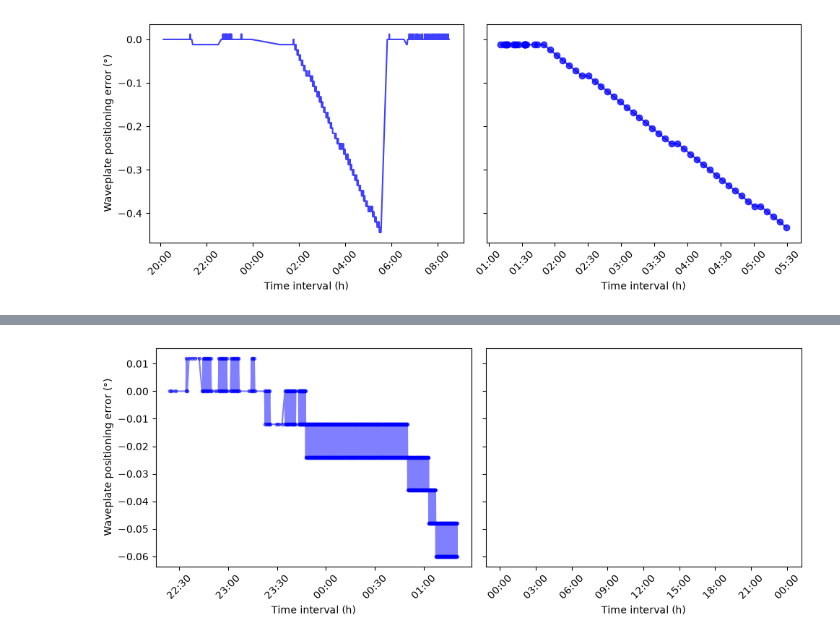
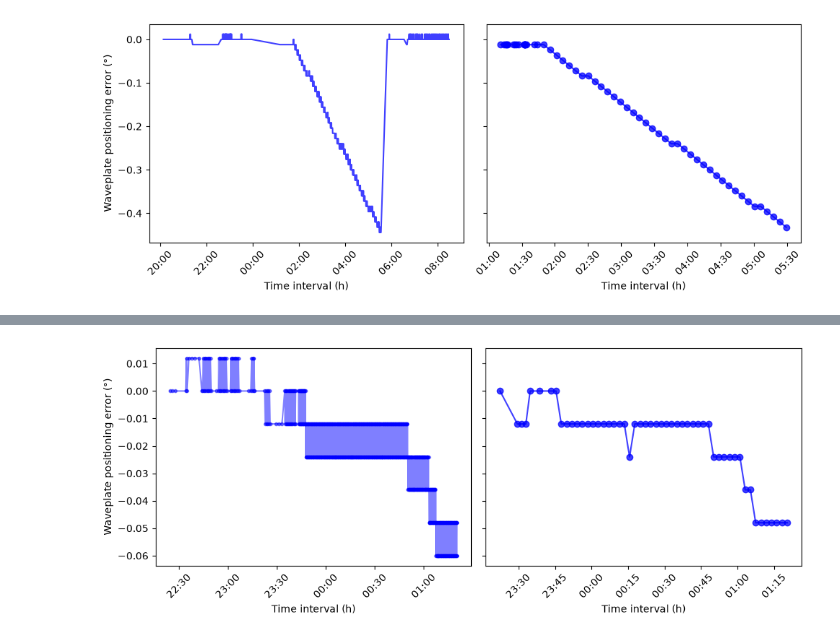
Before and after one commit to dev-LNA/S4CSTP, a Jupyter notebook: notebooks/wppos_error/wppos_error.ipynb, the cells around one changed output, grey strips where cells are left out. Drawn from its saved outputs; the diff is of its cells as text; code cells hidden in the pictures.

```diff
--- a/notebooks/wppos_error/wppos_error.ipynb
+++ b/notebooks/wppos_error/wppos_error.ipynb
@@ -298,36 +345,36 @@ fig, axs = plt.subplots(1, 2, sharey=True, figsize=(10, 4))
 night = "20260809"
 csv_file = Path.cwd() / "_csv" / "1_frame" / f"{night}.csv"
 df = pd.read_csv(csv_file)
 mean, std = np.mean(df["ERROR"]), np.std(df["ERROR"])
 df["DATE-OBS"] = pd.to_datetime(df["DATE-OBS"], format="%Y-%m-%dT%H:%M:%S.%f")
 
 ax = axs[0]
 ax.plot(df["DATE-OBS"], df["ERROR"], ".-b", alpha=0.5)
 ax.set_ylabel("Waveplate positioning error (°)")
 ax.set_xlabel("Time interval (h)")
 ax.xaxis.set_major_formatter(mdates.DateFormatter("%H:%M"))
 ax.tick_params(axis="x", labelrotation=45)
 
 df = df[df["SEQINDEX"] == 1]
-df = df[df["DATE-OBS"] > datetime(2026, 8, 9, 23, 30)]
-df = df[df["DATE-OBS"] < datetime(2026, 8, 9, 1, 30)]
+df = df[df["DATE-OBS"] > datetime(2026, 8, 9, 23)]
+df = df[df["DATE-OBS"] < datetime(2026, 8, 10, 2)]
 ax = axs[1]
 ax.plot(df["DATE-OBS"], df["ERROR"], "o-b", alpha=0.75)
 ax.set_xlabel("Time interval (h)")
 ax.xaxis.set_major_formatter(mdates.DateFormatter("%H:%M"))
 ax.tick_params(axis="x", labelrotation=45)
 
 
 image_path = Path.cwd() / "_figs" / f"{night}_err_time_series.png"
 plt.savefig(image_path, dpi=300, bbox_inches="tight")
 image_path = Path(
     rf"C:\Users\Denis\Desktop\NT_WPPOS_ERR\src\XX\Fig\{night}_err_time_series.png"
 )
 plt.savefig(image_path, dpi=300, bbox_inches="tight")
 plt.tight_layout()
 plt.show()
 # %% [output]
-[figure, old version]
+[figure, new version]
 # %%
 # PLOT HISTOGRAM DISTRIBUTIONS
 
```
Also changed, not shown: parts of 2 cells of this notebook, 1 other file.
